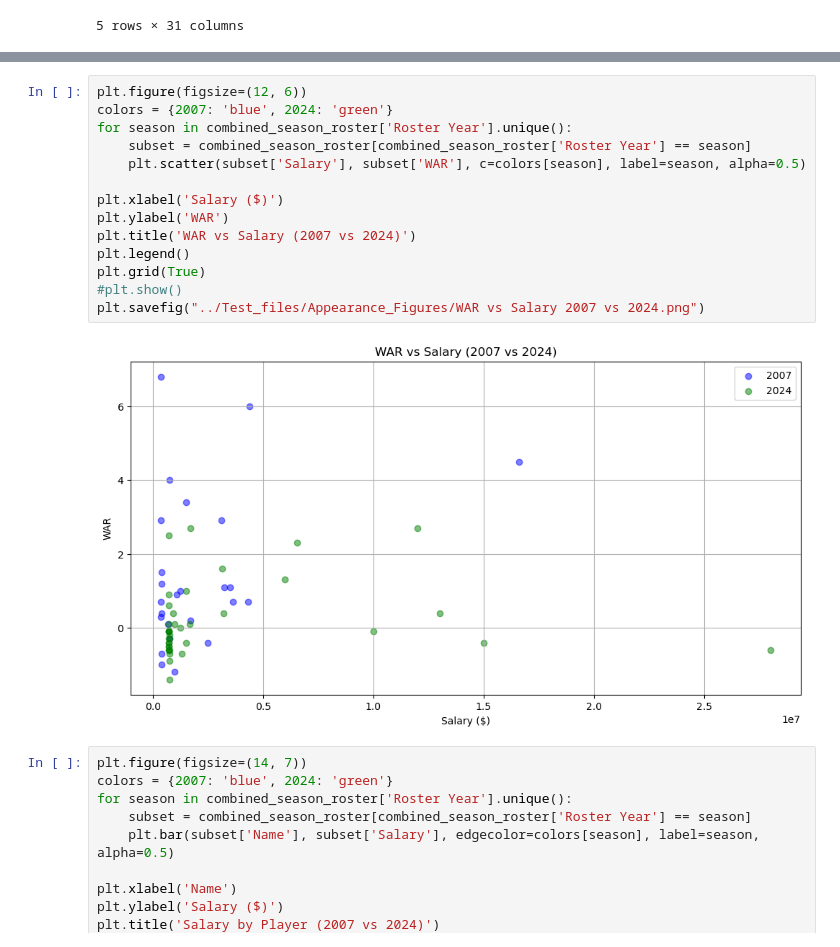
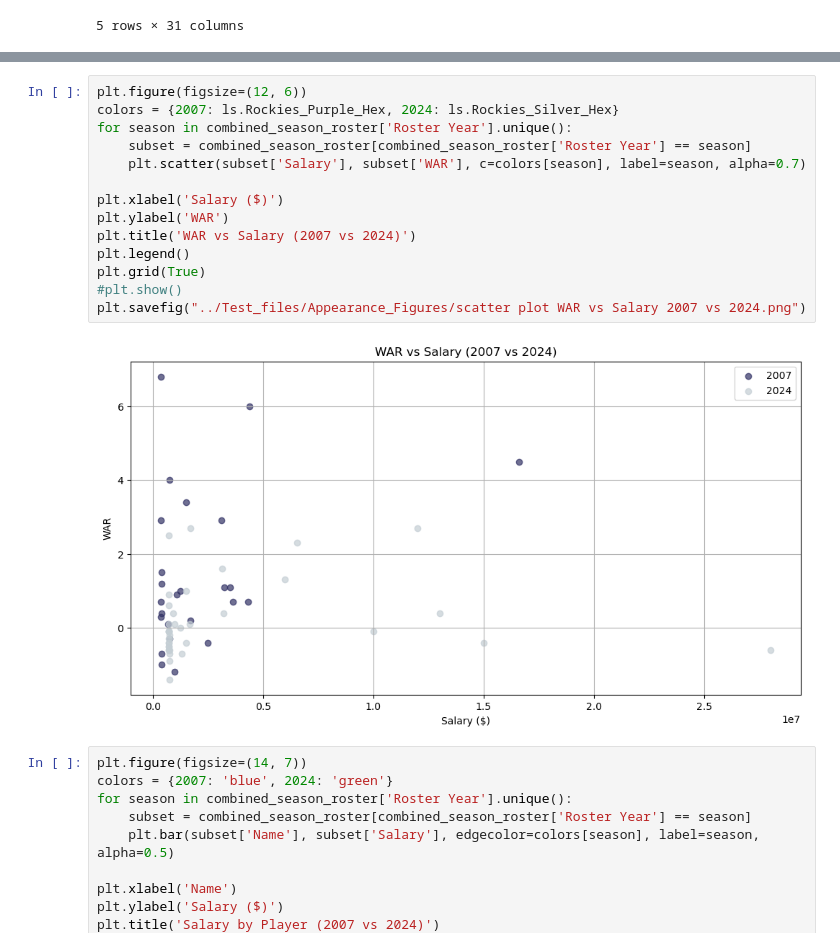
Before and after one commit to cassydm/rockies_moneyball_part-deux, a Jupyter notebook: Test_files/New_Sando.ipynb, the cells around one changed output, grey strips where cells are left out. Drawn from its saved outputs; the diff is of its cells as text.

```diff
--- a/Test_files/New_Sando.ipynb
+++ b/Test_files/New_Sando.ipynb
@@ -96,20 +96,20 @@ dtypes: float64(2), int64(20), object(9)
 memory usage: 24.2+ KB
 # %%
 plt.figure(figsize=(12, 6))
-colors = {2007: 'blue', 2024: 'green'}
+colors = {2007: ls.Rockies_Purple_Hex, 2024: ls.Rockies_Silver_Hex}
 for season in combined_season_roster['Roster Year'].unique():
     subset = combined_season_roster[combined_season_roster['Roster Year'] == season]
-    plt.scatter(subset['Salary'], subset['WAR'], c=colors[season], label=season, alpha=0.5)
+    plt.scatter(subset['Salary'], subset['WAR'], c=colors[season], label=season, alpha=0.7)
 
 plt.xlabel('Salary ($)')
 plt.ylabel('WAR')
 plt.title('WAR vs Salary (2007 vs 2024)')
 plt.legend()
 plt.grid(True)
 #plt.show()
-plt.savefig("../Test_files/Appearance_Figures/WAR vs Salary 2007 vs 2024.png")
+plt.savefig("../Test_files/Appearance_Figures/scatter plot WAR vs Salary 2007 vs 2024.png")
 # %% [output]
-[figure, old version]
+[figure, new version]
 # %%
 plt.figure(figsize=(14, 7))
 colors = {2007: 'blue', 2024: 'green'}
```
Also changed, not shown: parts of 4 cells of this notebook, 8 other files.
